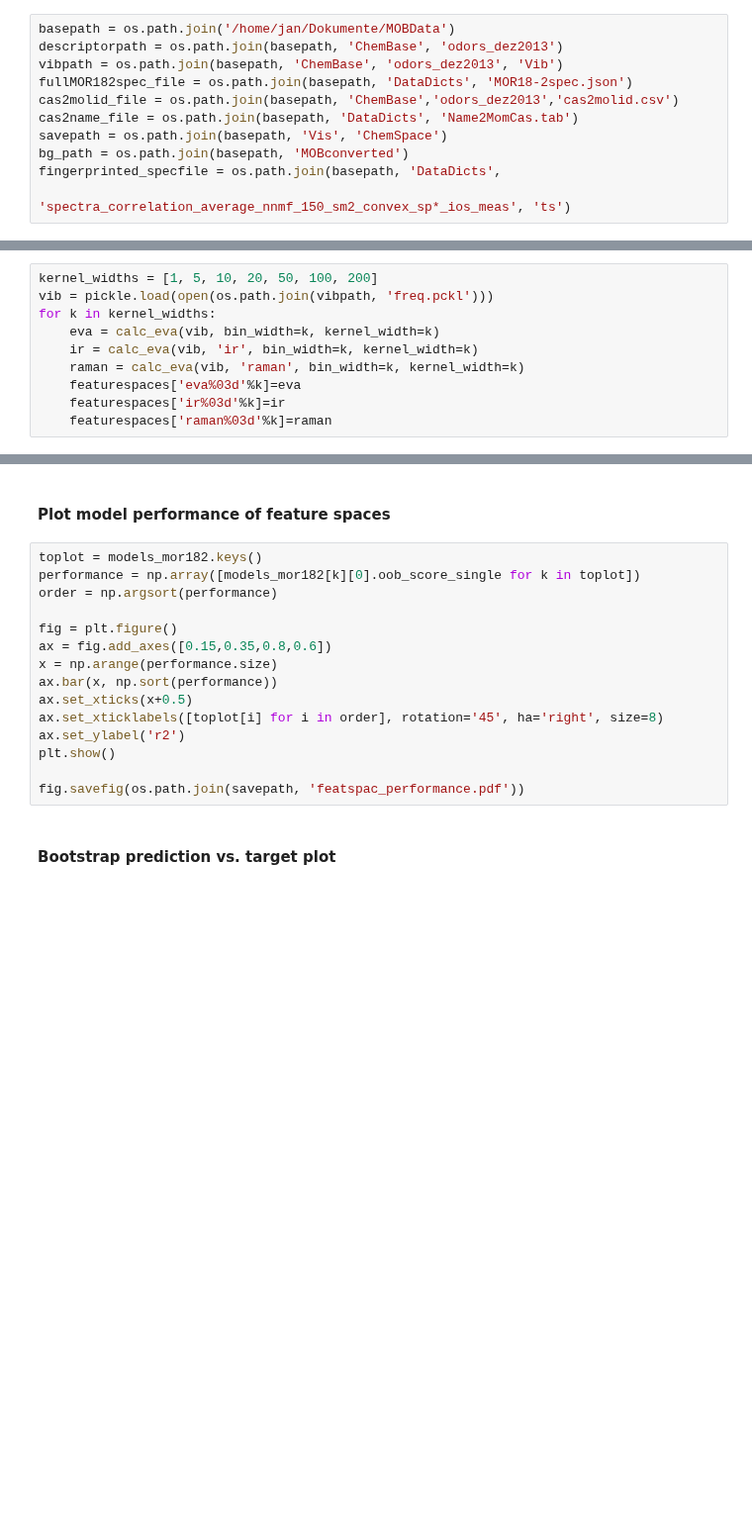
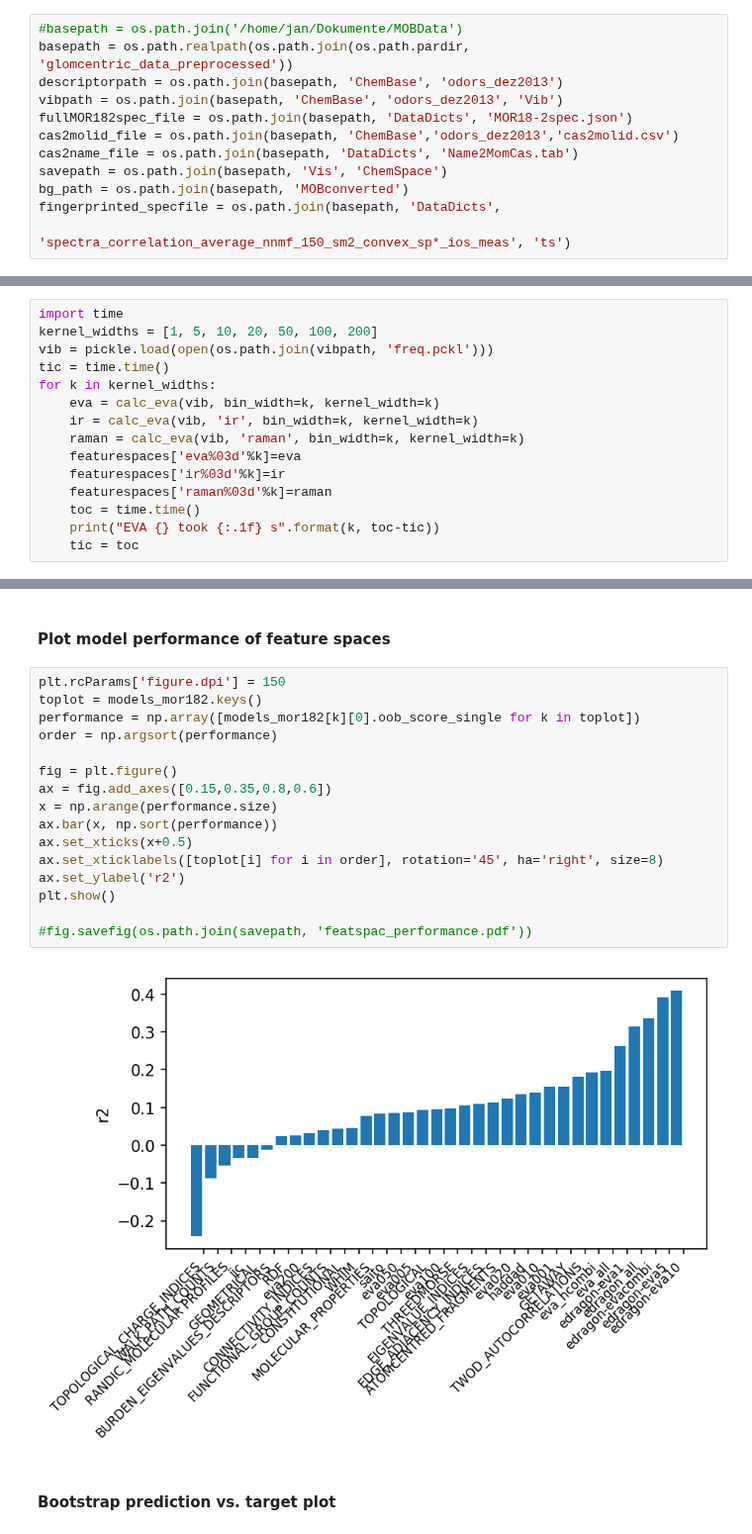
Before and after one commit to Huitzilo/glomcentric_code, a Jupyter notebook: MOBpredict.ipynb, the cells around one changed output, grey strips where cells are left out. Shown at 99% size. Drawn from its saved outputs; the diff is of its cells as text; blank space fills up the shorter version.

Commit message:
re-plot some data inline

```diff
--- a/MOBpredict.ipynb
+++ b/MOBpredict.ipynb
@@ -130,7 +130,8 @@ class AnnotationAxes:
 # %% [markdown]
 #### Specify parameter
 # %%
-basepath = os.path.join('/home/jan/Dokumente/MOBData')
+#basepath = os.path.join('/home/jan/Dokumente/MOBData')
+basepath = os.path.realpath(os.path.join(os.path.pardir, 'glomcentric_data_preprocessed'))
 descriptorpath = os.path.join(basepath, 'ChemBase', 'odors_dez2013')
 vibpath = os.path.join(basepath, 'ChemBase', 'odors_dez2013', 'Vib')
 fullMOR182spec_file = os.path.join(basepath, 'DataDicts', 'MOR18-2spec.json')
@@ -182,8 +183,10 @@ featurespaces['ijc'] = load_feature(os.path.join(descriptorpath, 'ijc_shape.csv'
 # %% [markdown]
 create EVA features (and those scaled by ir respectivly raman intensity) for different kernel widths. Sampling steps are choosen equal to kernel width.
 # %%
+import time
 kernel_widths = [1, 5, 10, 20, 50, 100, 200]
 vib = pickle.load(open(os.path.join(vibpath, 'freq.pckl')))
+tic = time.time()
 for k in kernel_widths:
     eva = calc_eva(vib, bin_width=k, kernel_width=k)
     ir = calc_eva(vib, 'ir', bin_width=k, kernel_width=k)
@@ -191,6 +194,9 @@ for k in kernel_widths:
     featurespaces['eva%03d'%k]=eva
     featurespaces['ir%03d'%k]=ir
     featurespaces['raman%03d'%k]=raman
+    toc = time.time()
+    print("EVA {} took {:.1f} s".format(k, toc-tic))
+    tic = toc
 # %% [markdown]
 hierachical combine kernel widths
 # %%
@@ -518,20 +533,23 @@ fit 0
 # %% [markdown]
 #### Plot model performance of feature spaces
 # %%
+plt.rcParams['figure.dpi'] = 150
 toplot = models_mor182.keys()
 performance = np.array([models_mor182[k][0].oob_score_single for k in toplot])
 order = np.argsort(performance)
 
 fig = plt.figure()
 ax = fig.add_axes([0.15,0.35,0.8,0.6])
 x = np.arange(performance.size)
 ax.bar(x, np.sort(performance))
 ax.set_xticks(x+0.5)
 ax.set_xticklabels([toplot[i] for i in order], rotation='45', ha='right', size=8)
 ax.set_ylabel('r2')
 plt.show()
 
-fig.savefig(os.path.join(savepath, 'featspac_performance.pdf'))
+#fig.savefig(os.path.join(savepath, 'featspac_performance.pdf'))
+# %% [output]
+[figure, added]
 # %% [markdown]
 #### Bootstrap prediction vs. target plot
 # %% [markdown]
```
Also changed, not shown: parts of 9 cells of this notebook.
